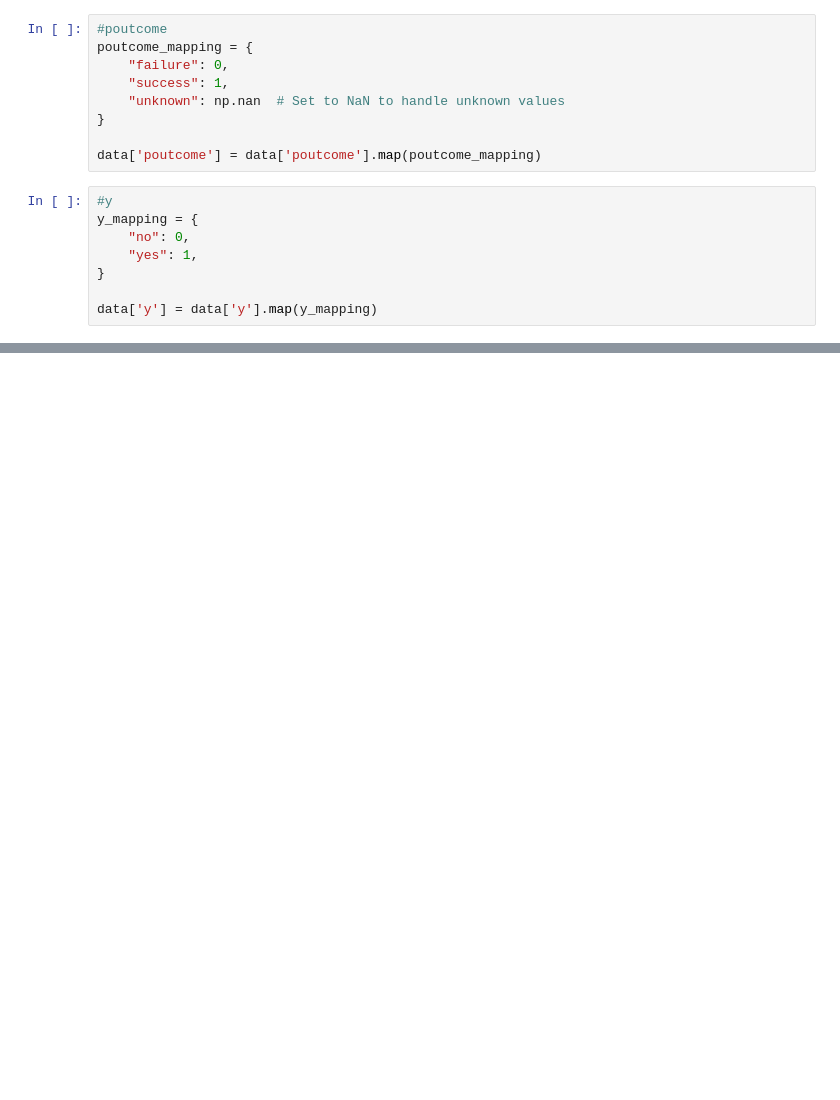
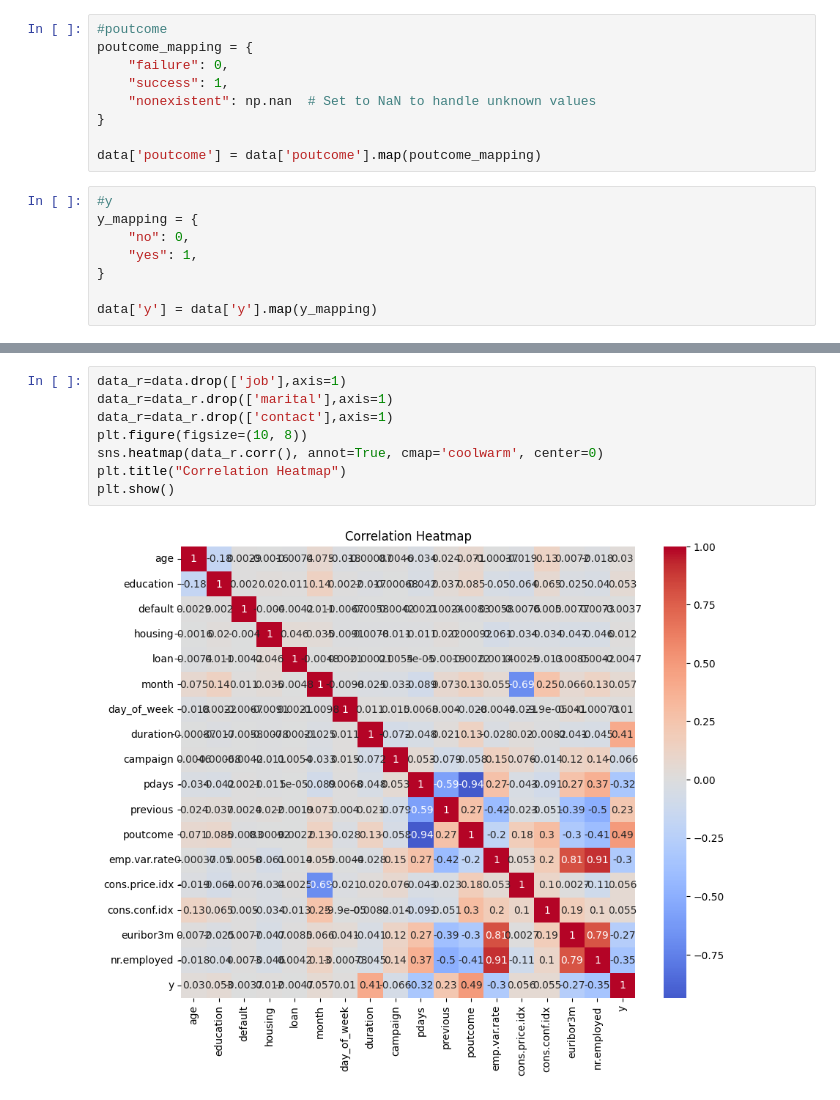
Before and after one commit to juliant117/NSW_mla, a Jupyter notebook: assesst_1.ipynb, the cells around one changed output, grey strips where cells are left out. Saved outputs shown, nothing was run; the diff lists cells and outputs as text; blank space fills up the shorter version.

```diff
--- a/assesst_1.ipynb
+++ b/assesst_1.ipynb
@@ -273,7 +292,7 @@ data['day_of_week'] = data['day_of_week'].map(day_of_week_mapping)
 poutcome_mapping = {
     "failure": 0,
     "success": 1,
-    "unknown": np.nan  # Set to NaN to handle unknown values
+    "nonexistent": np.nan  # Set to NaN to handle unknown values
 }
 
 data['poutcome'] = data['poutcome'].map(poutcome_mapping)
@@ -313,0 +347,10 @@ print(data.head())
+# %%
+data_r=data.drop(['job'],axis=1)
+data_r=data_r.drop(['marital'],axis=1)
+data_r=data_r.drop(['contact'],axis=1)
+plt.figure(figsize=(10, 8))
+sns.heatmap(data_r.corr(), annot=True, cmap='coolwarm', center=0)
+plt.title("Correlation Heatmap")
+plt.show()
+# %% [output]
+[figure, added]
```
Also changed, not shown: parts of 30 cells of this notebook.
